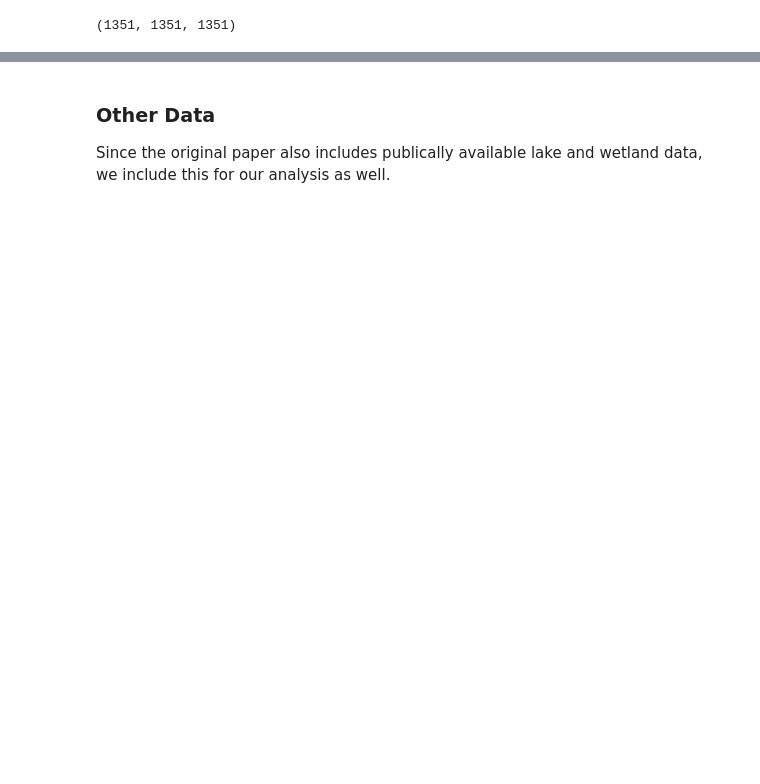
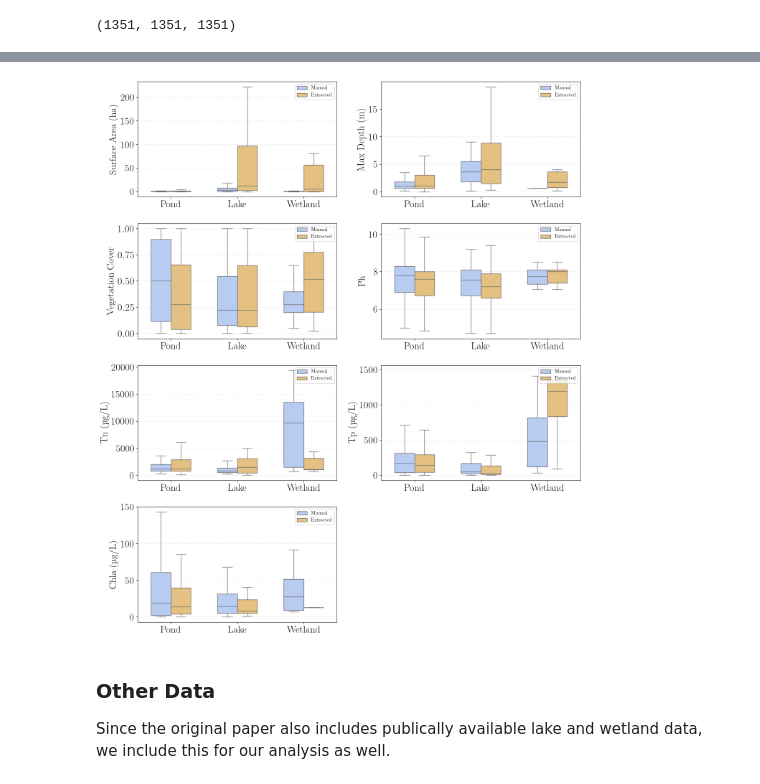
Before and after one commit to kevinqnb/scholarlm, a Jupyter notebook: examples/pond_clustering.ipynb, the cells around one changed output, grey strips where cells are left out. Saved outputs shown, nothing was run; the diff lists cells and outputs as text; code cells hidden in the pictures; blank space fills up the shorter version.

```diff
--- a/examples/pond_clustering.ipynb
+++ b/examples/pond_clustering.ipynb
@@ -270,3 +290,102 @@ len(pond_extracted_data), len(pond_extracted_labels), len(pond_extracted_confide
+# %%
+units_dict = {
+    'surface_area': 'ha',
+    'max_depth': 'm',
+    'vegetation_cover': '',
+    'ph': '',
+    'tn': 'µg/L',
+    'tp': 'µg/L',
+    'chla': 'µg/L'
+}
+# %%
+# Compare per-feature distributions using seaborn box plots
+feature_names = pond_df.columns.tolist()
+num_features = len(feature_names)
+ncols = 2
+nrows = (num_features + ncols - 1) // ncols
+
+fig, axes = plt.subplots(nrows, ncols, figsize=(14, 4*nrows))
+axes = axes.flatten()
+
+ecosystem_types = ['pond', 'lake', 'wetland']
+
+# Aesthetic color scheme for manual vs extracted
+colors = {'Manual': "#AFC8FA", 'Extracted': "#F5C470"}
+
+for feature_idx, feature in enumerate(feature_names):
+    ax = axes[feature_idx]
+
+    # Prepare data as a long-form dataframe for seaborn
+    plot_data = []
+
+    for ecosystem in ecosystem_types:
+        # Manual data
+        manual_mask = pond_labels == ecosystem
+        manual_feature = pond_data[manual_mask, feature_idx]
+        manual_feature_clean = manual_feature[~np.isnan(manual_feature)]
+        for val in manual_feature_clean:
+            plot_data.append({'Ecosystem': ecosystem.capitalize(), 'Source': 'Manual', 'Value': val})
+
+        # Extracted data
+        extracted_mask = pond_extracted_labels == ecosystem
+        extracted_feature = pond_extracted_data[extracted_mask, feature_idx]
+        extracted_feature_clean = extracted_feature[~np.isnan(extracted_feature)]
+        for val in extracted_feature_clean:
+            plot_data.append({'Ecosystem': ecosystem.capitalize(), 'Source': 'Extracted', 'Value': val})
+
+    plot_df = pd.DataFrame(plot_data)
+
+    # Create box plot with seaborn
+    sns.boxplot(data=plot_df, x='Ecosystem', y='Value', hue='Source', ax=ax,
+                palette=colors, width=0.6, showfliers=False)
+
+    # Set y-axis limits based on quartile ranges per ecosystem
+    if len(plot_data) > 0:
+        min_q1 = float('inf')
+        max_q3 = float('-inf')
+
+        # Find the minimum Q1 and maximum Q3 across all ecosystem-source combinations
+        for ecosystem in ecosystem_types:
+            for source in ['Manual', 'Extracted']:
+                subset_values = [d['Value'] for d in plot_data
+                                if d['Ecosystem'] == ecosystem and d['Source'] == source]
+                if len(subset_values) > 0:
+                    q1 = np.percentile(subset_values, 25)
+                    q3 = np.percentile(subset_values, 75)
+                    min_q1 = min(min_q1, q1)
+                    max_q3 = max(max_q3, q3)
+
+        # Calculate margin based on overall IQR
+        if min_q1 != float('inf') and max_q3 != float('-inf'):
+            iqr = max_q3 - min_q1
+            margin = iqr * 0.2
+            y_min = min_q1 - margin
+            y_max = max_q3 + margin
+            ax.set_ylim(y_min, y_max)
+
+    feature_units = units_dict.get(feature, '')
+    ax.set_ylabel(feature.replace('_', ' ').title() + (f' ({feature_units})' if feature_units else ''))
+    ax.set_xlabel('')
+    #ax.set_title(f'{feature.replace("_", " ").title()}', fontsize=12, fontweight='bold')
+
+    # Style the plot
+    ax.grid(True, alpha=0.25, linestyle='--', axis='y', zorder=0)
+    ax.set_axisbelow(True)
+
+    # Clean up legend
+    handles, labels = ax.get_legend_handles_labels()
+    ax.legend(handles, labels, title='', fontsize=10, loc='upper right')
+
+# Hide unused subplots
+for idx in range(num_features, len(axes)):
+    axes[idx].axis('off')
+
+#plt.suptitle('Per-Feature Distributions: Manual vs. Extracted Data',
+#             fontsize=14, fontweight='bold', y=0.995)
+plt.tight_layout()
+plt.show()
+# %% [output]
+[figure, added]
 # %% [markdown]
 ### Other Data
 Since the original paper also includes publically available lake and wetland data, we
```
Also changed, not shown: parts of 27 cells of this notebook, 13 other files.
